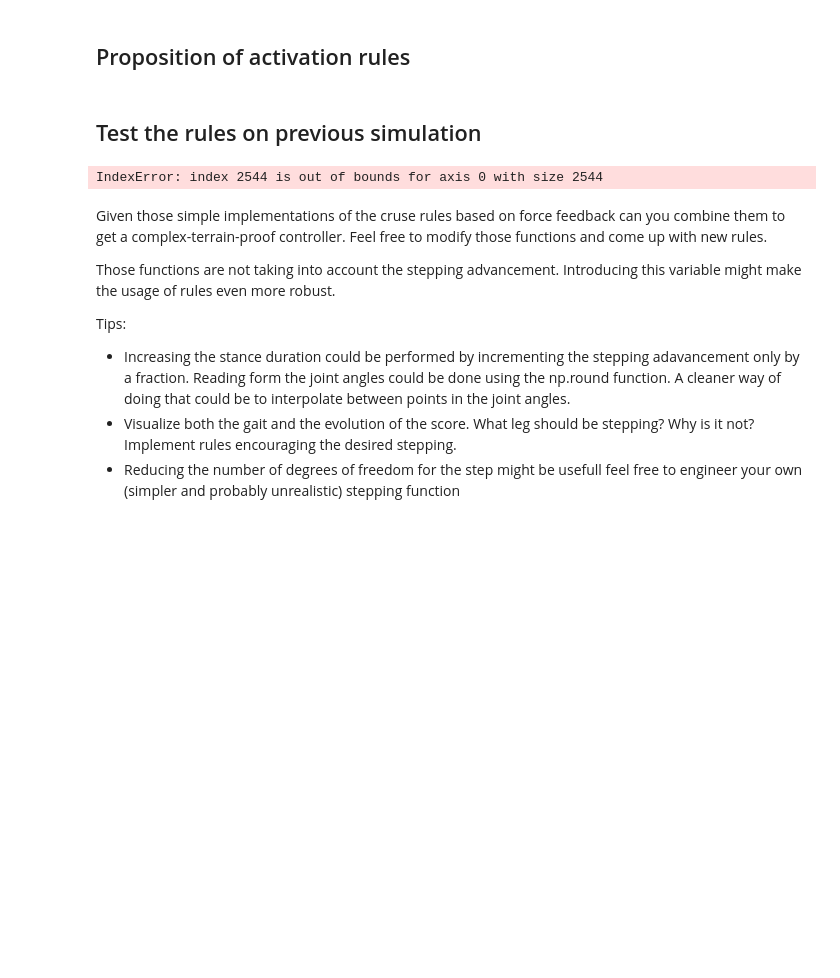
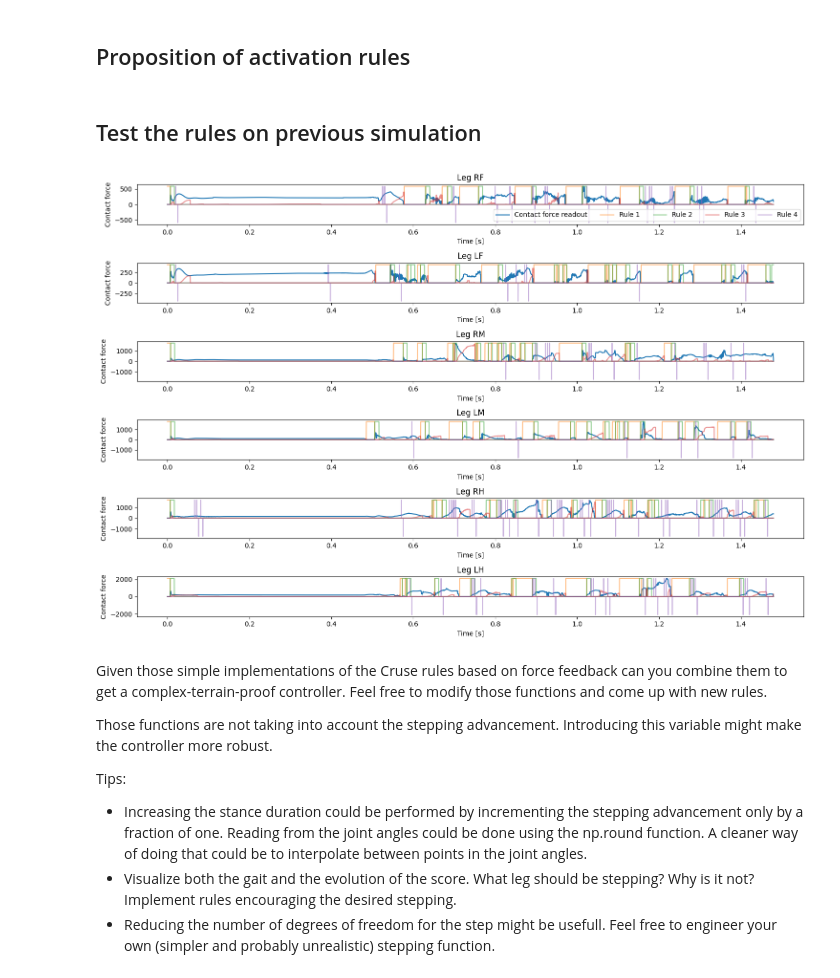
Before and after one commit to NeLy-EPFL/flygym, a Jupyter notebook: notebooks/mujoco_decentralized_ctrl_exercise.ipynb, the cells around one changed output. Saved outputs shown, nothing was run; the diff lists cells and outputs as text; code cells hidden in the pictures; blank space fills up the shorter version.

```diff
--- a/notebooks/mujoco_decentralized_ctrl_exercise.ipynb
+++ b/notebooks/mujoco_decentralized_ctrl_exercise.ipynb
@@ -115,5 +107,0 @@ We then load the data generating single step in each leg
-# %%
-# Load recorded data
-data_path = Path(pkg_resources.resource_filename('flygym', 'data'))
-with open(data_path / 'engineered' / 'single_steps.pkl', 'rb') as f:
-    data = pickle.load(f)
@@ -1031,7 +360,7 @@ def rule3_contribution(leg_contact_forces, i, leg_last_max_stance_force, time_si
         return contribution, 0, 0
 
 
-def rule4_decrease_increase_timestep(leg_contact_forces, i, counter_since_last_increase, prev_output, min_decrease_interval=50, window_size=10):
+def rule5_decrease_increase_timestep(leg_contact_forces, i, counter_since_last_increase, prev_output, min_decrease_interval=50, window_size=10):
     #This function send a 1 if the step size should be decreases it returns -1 if the step size can be increased again
     #The function waits for a couple of steps before seding the signal to decrease the step size again
 
@@ -1065,45 +394,45 @@ rule3_contributions_legs = np.zeros((len(legs), num_steps))
 leg_last_max_stance_force = np.zeros(len(legs))
 time_since_last_max_stance = np.zeros(len(legs))
 
-rule4_step_size_action = np.zeros((len(legs), num_steps))
+rule5_step_size_action = np.zeros((len(legs), num_steps))
 counter_since_last_increase = np.zeros(len(legs))
 legs_prev_step_size_action = np.zeros(len(legs))
 
 for i in range(num_steps):
     for l, leg in enumerate(legs):
         rule1_isactive_legs[l, i] = activate_rule1(all_legs_contact_forces[:, l], i)
         rule2_isactive_legs[l, i], leg_touchdown_counter[l] = activate_rule2(all_legs_contact_forces[:, l], i, leg_touchdown_counter[l])
         rule3_contributions_legs[l, i], leg_last_max_stance_force[l], time_since_last_max_stance[l] = rule3_contribution(all_legs_contact_forces[:, l],
                                                                                                               i, leg_last_max_stance_force[l], time_since_last_max_stance[l])
-        rule4_step_size_action[l, i], counter_since_last_increase[l] = rule4_decrease_increase_timestep(all_legs_contact_forces[:, l], i, counter_since_last_increase[l], legs_prev_step_size_action[l])
-        legs_prev_step_size_action[l] = rule4_step_size_action[l, i] if not rule4_step_size_action[l, i] == 0 else legs_prev_step_size_action[l]
+        rule5_step_size_action[l, i], counter_since_last_increase[l] = rule5_decrease_increase_timestep(all_legs_contact_forces[:, l], i, counter_since_last_increase[l], legs_prev_step_size_action[l])
+        legs_prev_step_size_action[l] = rule5_step_size_action[l, i] if not rule5_step_size_action[l, i] == 0 else legs_prev_step_size_action[l]
 
 # Plot the contact force and the the rule conditions
 fig, axs = plt.subplots(len(legs), 1, figsize=(15, 10))
 for l, leg in enumerate(legs):
     axs[l].plot(time, all_legs_contact_forces[:, l], label = f"Contact force readout")
     visu_scaling = np.max(all_legs_contact_forces[:, l])
     axs[l].plot(time, rule1_isactive_legs[l, :]*visu_scaling, label = "Rule 1", alpha =0.5)
     axs[l].plot(time, rule2_isactive_legs[l, :]*visu_scaling, label = "Rule 2", alpha =0.5)
     axs[l].plot(time, rule3_contributions_legs[l, :]*1, label = "Rule 3", alpha =0.5)
     axs[l].plot(time, rule4_step_size_action[l, :]*visu_scaling, label = "Rule 4", alpha =0.5)
     if l == 0:
         axs[l].legend(loc = "lower right", ncol=5)
     axs[l].set_xlabel("Time [s]")
     axs[l].set_ylabel("Contact force")
     axs[l].set_title(f"Leg {leg}")
 
 fig.tight_layout()
 # %% [output]
-IndexError: index 2544 is out of bounds for axis 0 with size 2544
+[figure, added]
 # %% [markdown]
-Given those simple implementations of the cruse rules based on force feedback can you combine them to get a complex-terrain-proof controller. Feel free to modify those functions and come up with new rules.
+Given those simple implementations of the Cruse rules based on force feedback can you combine them to get a complex-terrain-proof controller. Feel free to modify those functions and come up with new rules.
 
 
-Those functions are not taking into account the stepping advancement. Introducing this variable might make the usage of rules even more robust.
+Those functions are not taking into account the stepping advancement. Introducing this variable might make the controller more robust.
 
 
 Tips:
-- Increasing the stance duration could be performed by incrementing the stepping adavancement only by a fraction. Reading form the joint angles could be done using the np.round function. A cleaner way of doing that could be to interpolate between points in the joint angles.
+- Increasing the stance duration could be performed by incrementing the stepping advancement only by a fraction of one. Reading from the joint angles could be done using the np.round function. A cleaner way of doing that could be to interpolate between points in the joint angles.
 - Visualize both the gait and the evolution of the score. What leg should be stepping? Why is it not? Implement rules encouraging the desired stepping.
-- Reducing the number of degrees of freedom for the step might be usefull feel free to engineer your own (simpler and probably unrealistic) stepping function
+- Reducing the number of degrees of freedom for the step might be usefull. Feel free to engineer your own (simpler and probably unrealistic) stepping function.
```
Also changed, not shown: parts of 58 cells of this notebook, 1 other file.
